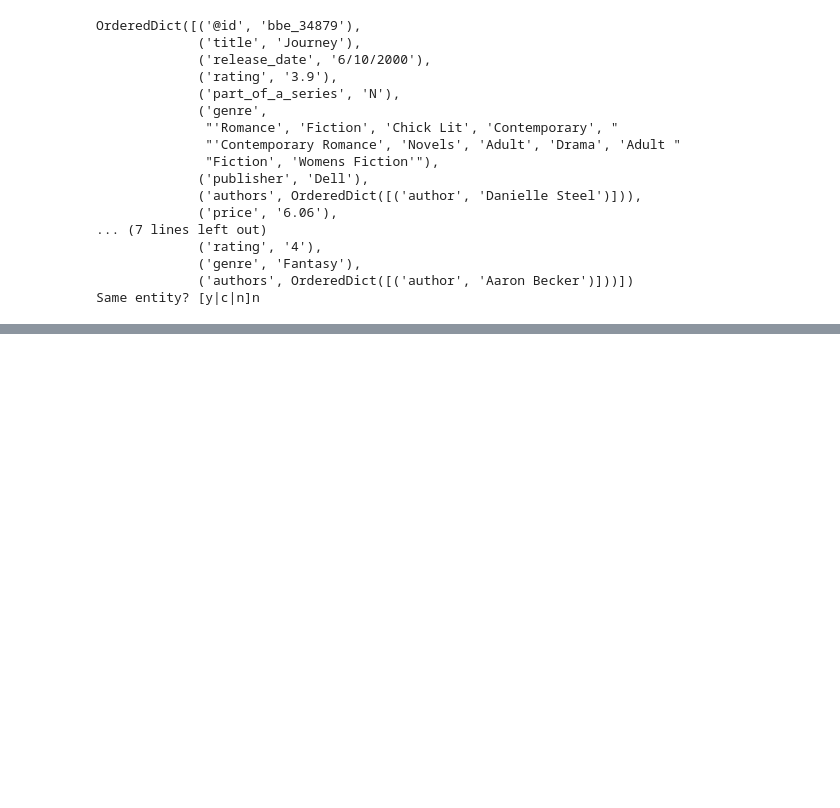
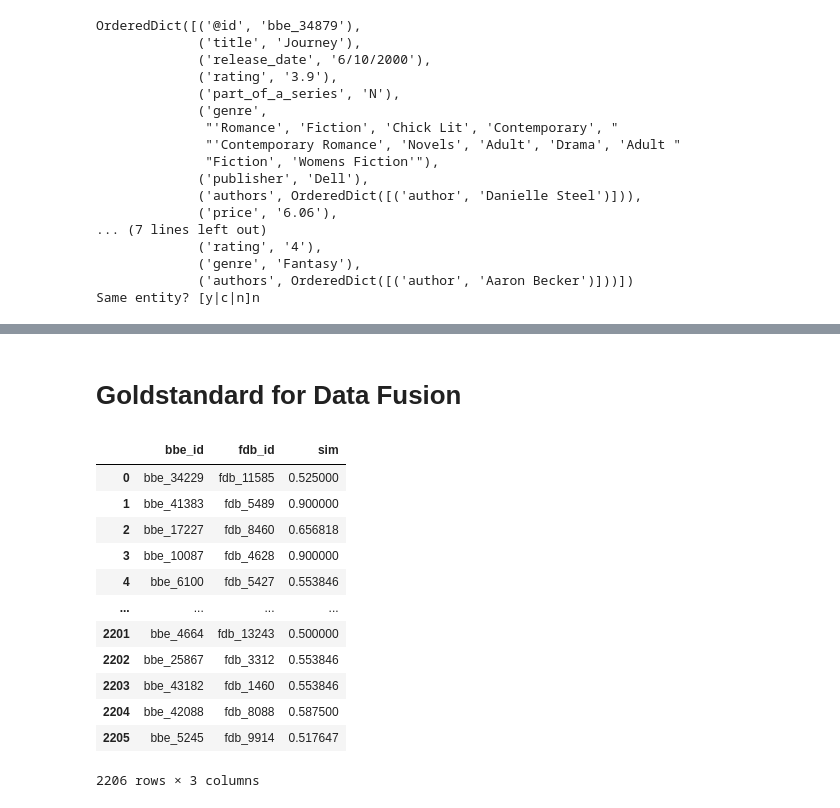
Before and after one commit to waqarurrehman/Team8_Project_Winter, a Jupyter notebook: usecase/create_goldstandard.ipynb, the cells around one changed output, grey strips where cells are left out. Cells and saved outputs as stored; diff of their text form; code cells hidden in the pictures; blank space fills up the shorter version.

Commit message:
updated goldstandard for bbe2fdb and added levenshtein comp

```diff
--- a/usecase/create_goldstandard.ipynb
+++ b/usecase/create_goldstandard.ipynb
@@ -174,3 +179,5 @@ file_perfect.close()
 file_corner.close()
 file_nomatch.close()
 goldstandard.close()
+# %% [markdown]
+# Goldstandard for Data Fusion
@@ -176,0 +187,16 @@ goldstandard.close()
+# %%
+corr_bbe2fdb
+# %% [output]
+|  | bbe_id | fdb_id | sim |
+| 0 | bbe_34229 | fdb_11585 | 0.525000 |
+| 1 | bbe_41383 | fdb_5489 | 0.900000 |
+| 2 | bbe_17227 | fdb_8460 | 0.656818 |
+| 3 | bbe_10087 | fdb_4628 | 0.900000 |
+| 4 | bbe_6100 | fdb_5427 | 0.553846 |
+| ... | ... | ... | ... |
+| 2201 | bbe_4664 | fdb_13243 | 0.500000 |
+| 2202 | bbe_25867 | fdb_3312 | 0.553846 |
+| 2203 | bbe_43182 | fdb_1460 | 0.553846 |
+| 2204 | bbe_42088 | fdb_8088 | 0.587500 |
+| 2205 | bbe_5245 | fdb_9914 | 0.517647 |
+2206 rows × 3 columns
```
Also changed, not shown: parts of 6 cells of this notebook, 3 other files.
